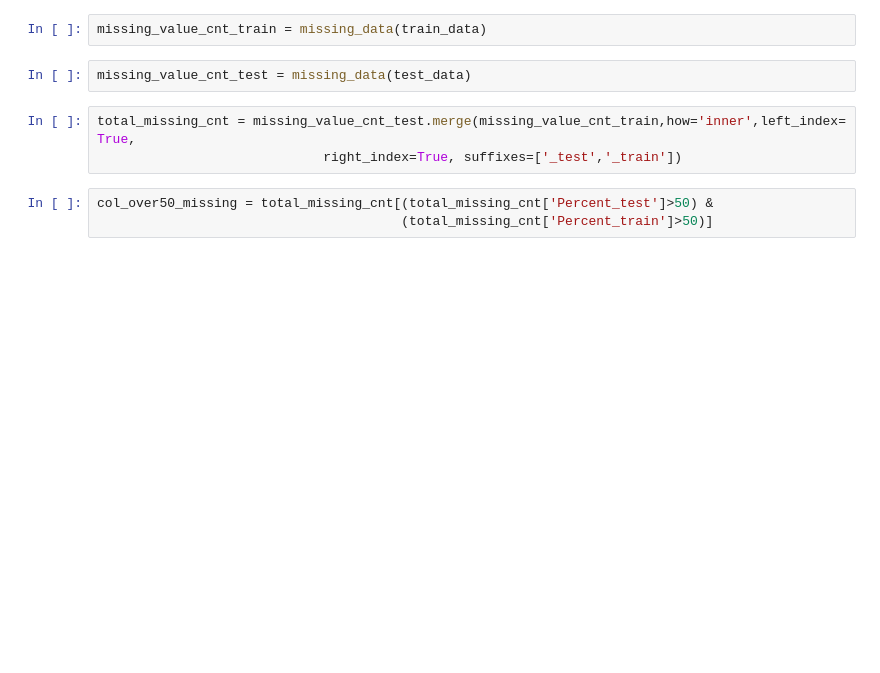
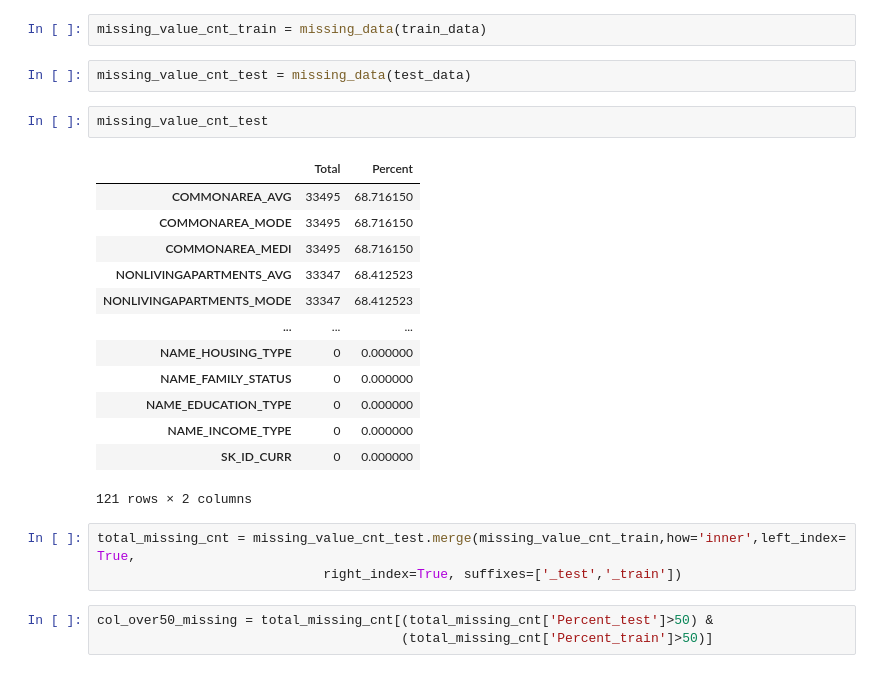
Before and after one commit to yybrother989/HomeCreditDefaultRisk, a Jupyter notebook: Capstone_Project-Home-Credit-Default-Risk_V0.1.ipynb, the cells around one changed output. Saved outputs shown, nothing was run; the diff lists cells and outputs as text; blank space fills up the shorter version.

```diff
--- a/Capstone_Project-Home-Credit-Default-Risk_V0.1.ipynb
+++ b/Capstone_Project-Home-Credit-Default-Risk_V0.1.ipynb
@@ -478,6 +478,22 @@ def missing_data(data):
 missing_value_cnt_train = missing_data(train_data)
 # %%
 missing_value_cnt_test = missing_data(test_data)
+# %%
+missing_value_cnt_test
+# %% [output]
+|  | Total | Percent |
+| COMMONAREA_AVG | 33495 | 68.716150 |
+| COMMONAREA_MODE | 33495 | 68.716150 |
+| COMMONAREA_MEDI | 33495 | 68.716150 |
+| NONLIVINGAPARTMENTS_AVG | 33347 | 68.412523 |
+| NONLIVINGAPARTMENTS_MODE | 33347 | 68.412523 |
+| ... | ... | ... |
+| NAME_HOUSING_TYPE | 0 | 0.000000 |
+| NAME_FAMILY_STATUS | 0 | 0.000000 |
+| NAME_EDUCATION_TYPE | 0 | 0.000000 |
+| NAME_INCOME_TYPE | 0 | 0.000000 |
+| SK_ID_CURR | 0 | 0.000000 |
+121 rows × 2 columns
 # %%
 total_missing_cnt = missing_value_cnt_test.merge(missing_value_cnt_train,how='inner',left_index= True,
                              right_index=True, suffixes=['_test','_train'])
```
Also changed, not shown: parts of 71 cells of this notebook.
